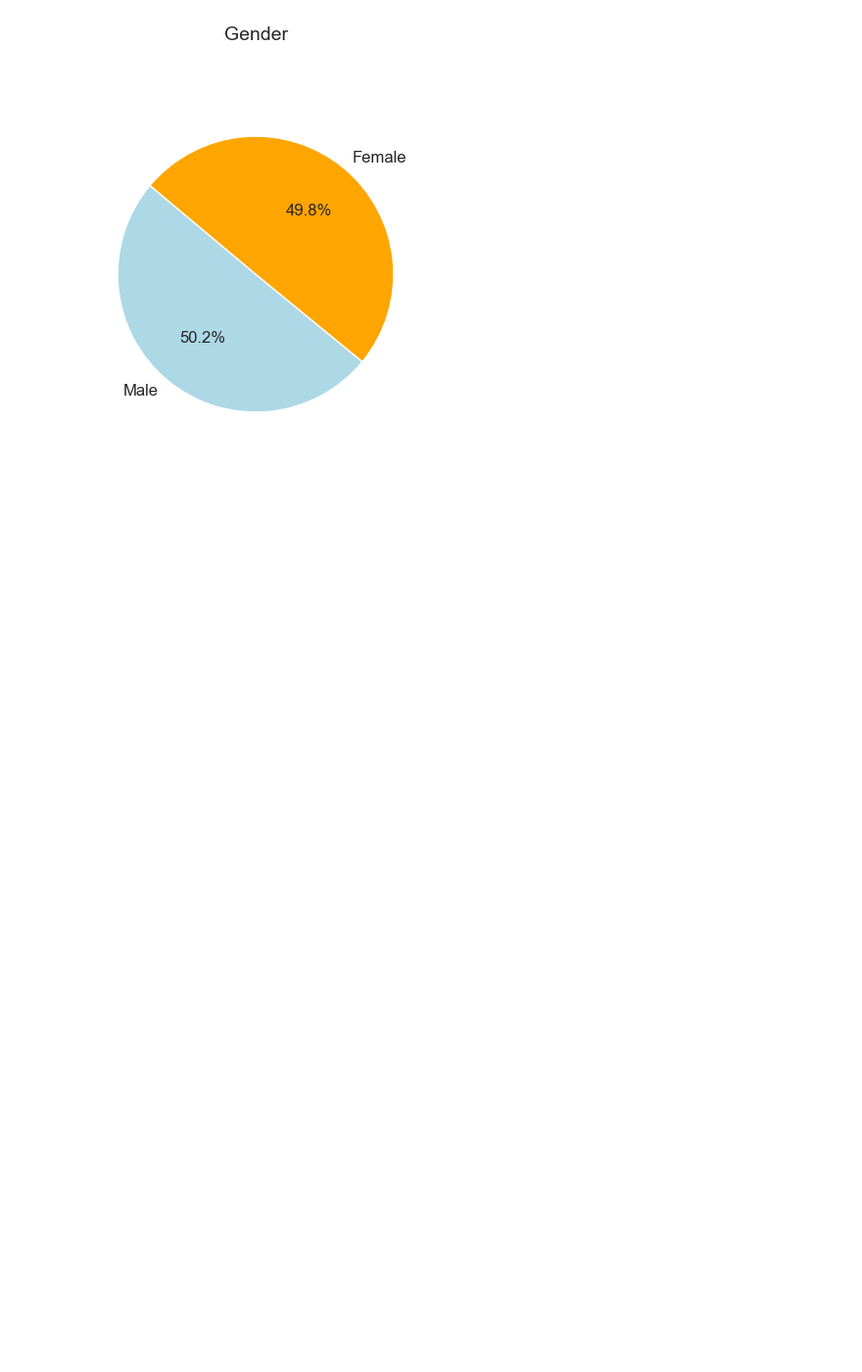
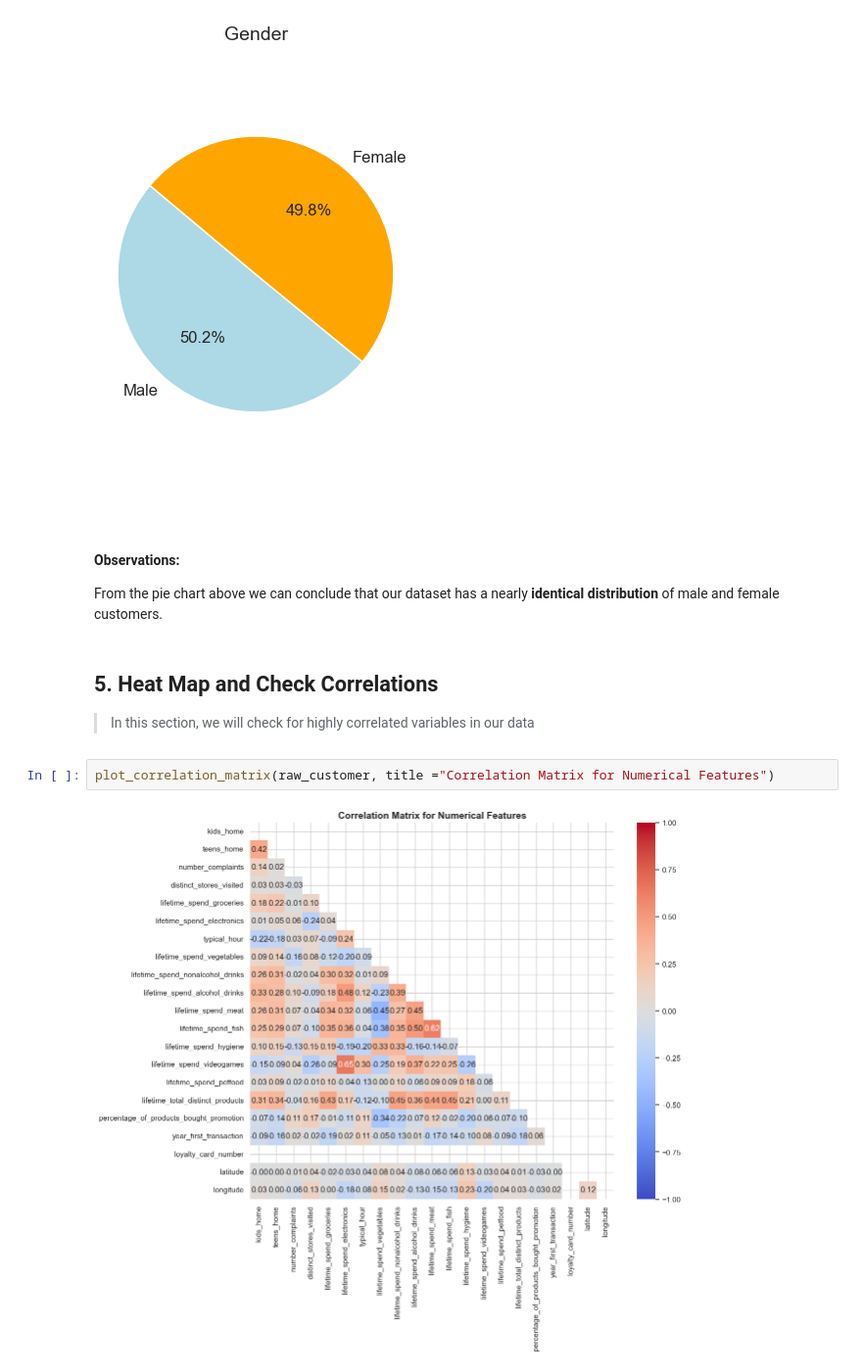
Before and after one commit to tiago2806/ml_project, a Jupyter notebook: notebooks/01_EDA.ipynb, the cells around one changed output. Shown at 98% size. Drawn from its saved outputs; the diff is of its cells as text; blank space fills up the shorter version.

```diff
--- a/notebooks/01_EDA.ipynb
+++ b/notebooks/01_EDA.ipynb
@@ -175,3 +200,16 @@ plot_distribution(raw_customer)
 plot_pie_chart(raw_customer, variable='customer_gender', colors=['lightblue', 'orange'], legend=['Male', 'Female'], title_= "Gender")
 # %% [output]
 [figure]
+# %% [markdown]
+#### **Observations:**
+
+From the pie chart above we can conclude that our dataset has a nearly **identical distribution** of male and female customers.
+# %% [markdown]
+<a id="3-missing"></a>
+## **5. Heat Map and Check Correlations**
+
+> In this section, we will check for highly correlated variables in our data
+# %%
+plot_correlation_matrix(raw_customer, title ="Correlation Matrix for Numerical Features")
+# %% [output]
+[figure, added]
```
Also changed, not shown: parts of 21 cells of this notebook, 2 other files.
